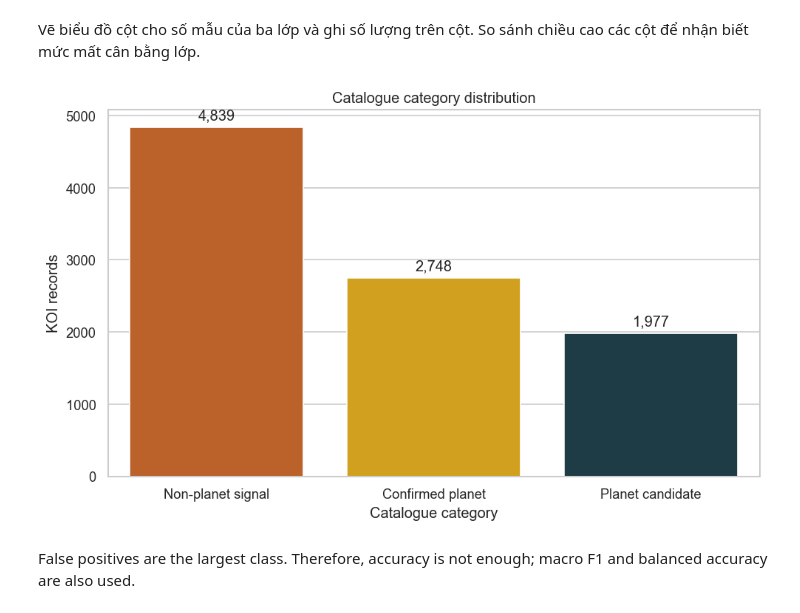
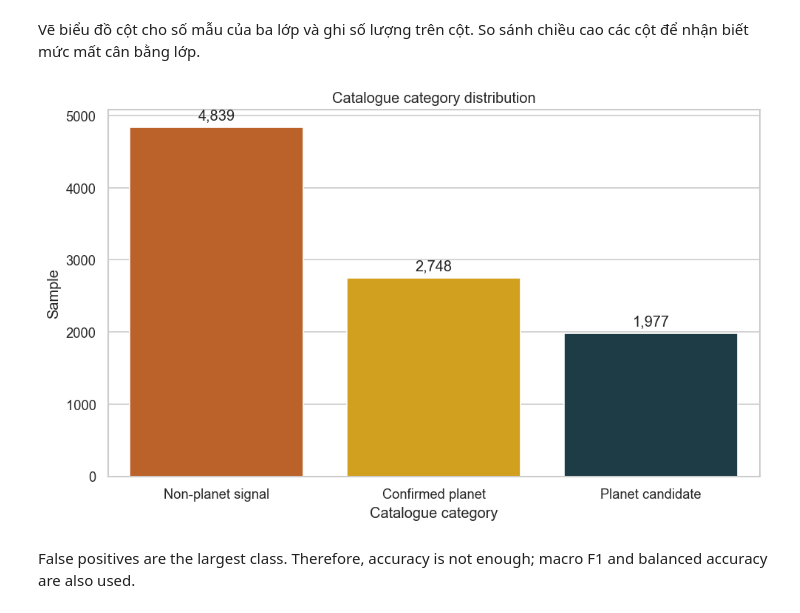
Before and after one commit to khanhhoangduydinh/CO5177-Programming_Foundation_for_Data_Analytics_and_Visualization, a Jupyter notebook: notebooks/tabular_koi_eda.ipynb, the cells around one changed output. Saved outputs shown, nothing was run; the diff lists cells and outputs as text; code cells hidden in the pictures.

Commit message:
Standardize tabular distribution count axes

```diff
--- a/notebooks/tabular_koi_eda.ipynb
+++ b/notebooks/tabular_koi_eda.ipynb
@@ -173,19 +173,19 @@ pd.DataFrame({"Count": target_counts, "Percent": target_percent.round(2)})
 # %%
 display_labels = {
     "CONFIRMED": "Confirmed planet",
     "FALSE POSITIVE": "Non-planet signal",
     "CANDIDATE": "Planet candidate",
 }
 plot_counts = target_counts.rename(index=display_labels)
 plt.figure(figsize=(8.4, 5.2))
 ax = sns.barplot(x=plot_counts.index, y=plot_counts.values,
                  hue=plot_counts.index, palette=colors, legend=False)
-ax.set(title="Catalogue category distribution", xlabel="Catalogue category", ylabel="KOI records")
+ax.set(title="Catalogue category distribution", xlabel="Catalogue category", ylabel="Sample")
 for bar in ax.containers:
     ax.bar_label(bar, fmt="{:,.0f}", padding=4)
 save_plot("01_target_distribution.png")
 # %% [output]
-[figure, old version]
+[figure, new version]
 # %% [markdown]
 False positives are the largest class. Therefore, accuracy is not enough;
 macro F1 and balanced accuracy are also used.
```
Also changed, not shown: parts of 5 cells of this notebook, 14 other files.
